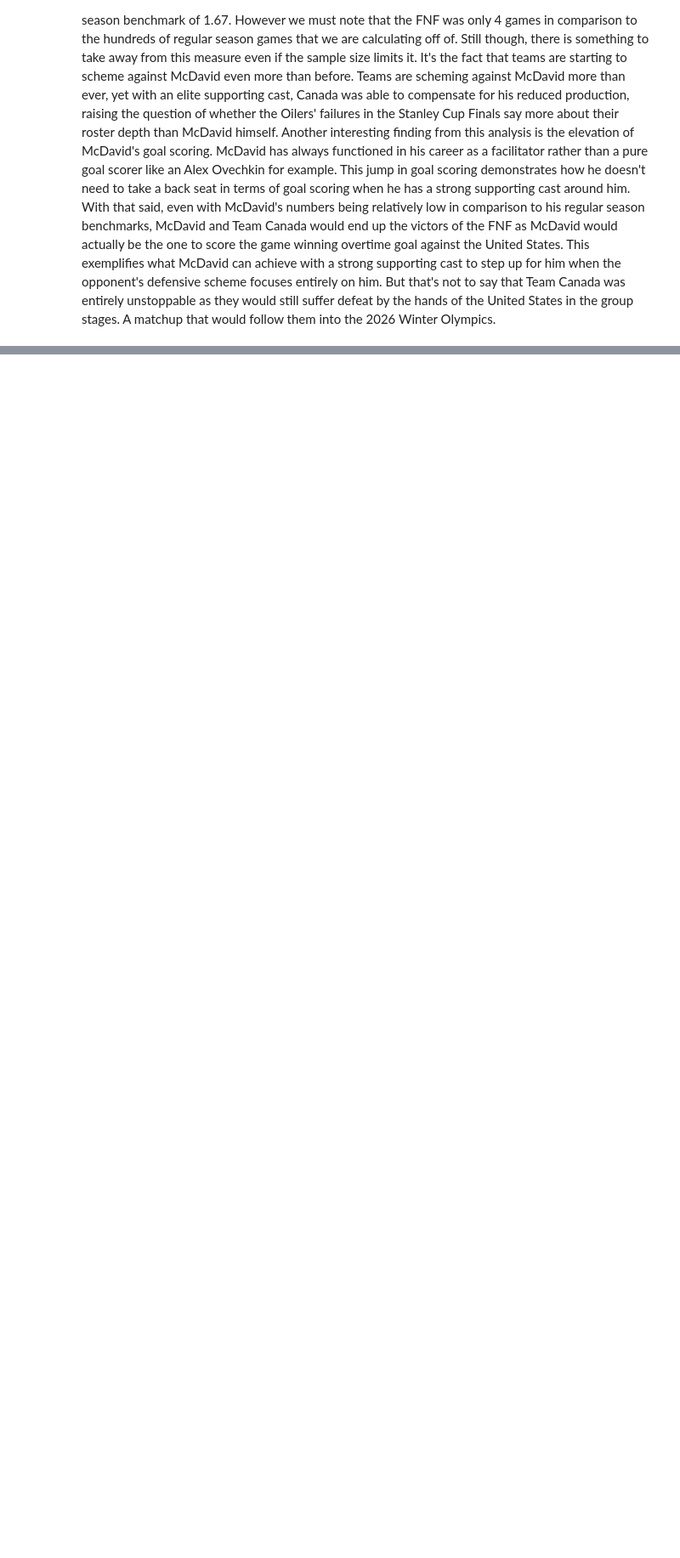
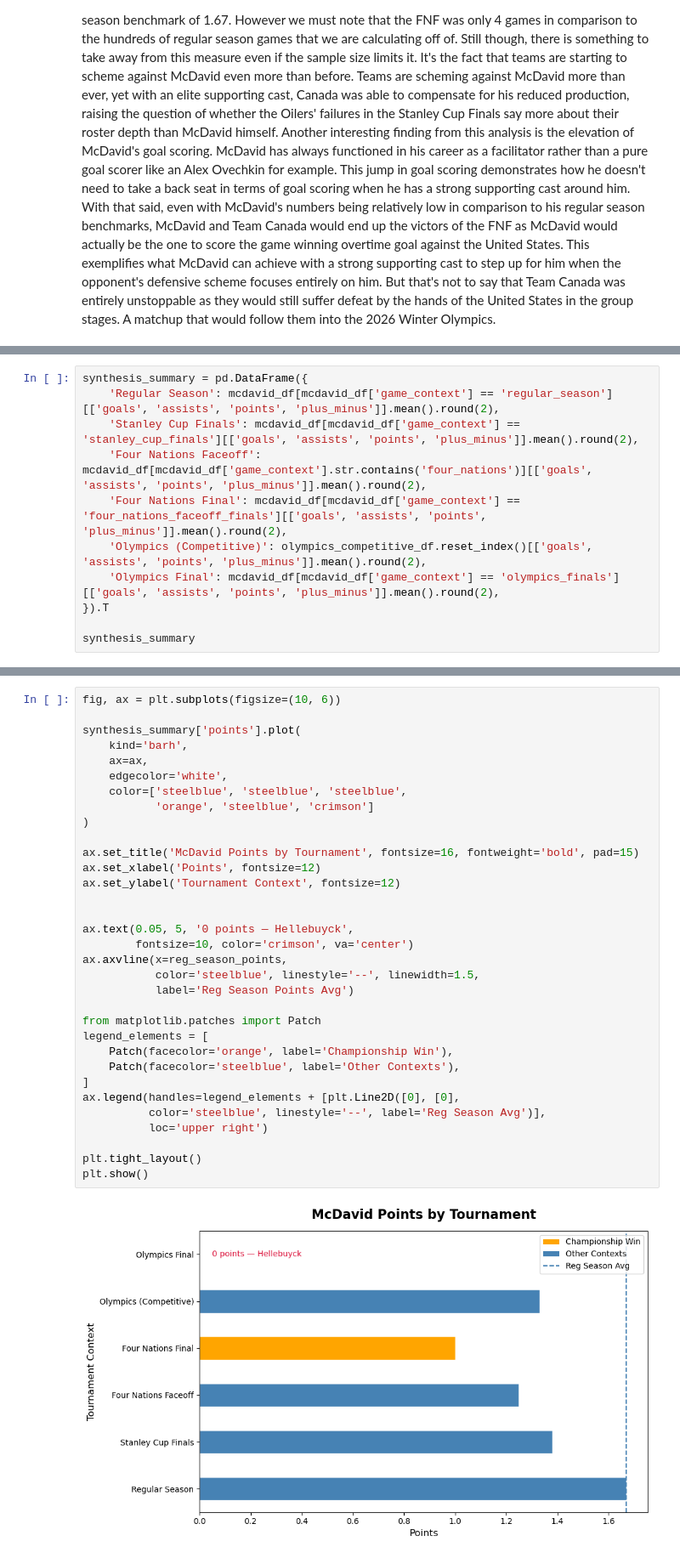
Before and after one commit to KylanHuynh7/Variance97, a Jupyter notebook: notebooks/01_data_loading_and_exploration.ipynb, the cells around one changed output, grey strips where cells are left out. Shown at 85% size. Saved outputs shown, nothing was run; the diff lists cells and outputs as text; blank space fills up the shorter version.

```diff
--- a/notebooks/01_data_loading_and_exploration.ipynb
+++ b/notebooks/01_data_loading_and_exploration.ipynb
@@ -403,0 +490,11 @@ Once again we utilized McDavid's regular season points average of 1.67 as a benc
+# %%
+synthesis_summary = pd.DataFrame({
+    'Regular Season': mcdavid_df[mcdavid_df['game_context'] == 'regular_season'][['goals', 'assists', 'points', 'plus_minus']].mean().round(2),
+    'Stanley Cup Finals': mcdavid_df[mcdavid_df['game_context'] == 'stanley_cup_finals'][['goals', 'assists', 'points', 'plus_minus']].mean().round(2),
+    'Four Nations Faceoff': mcdavid_df[mcdavid_df['game_context'].str.contains('four_nations')][['goals', 'assists', 'points', 'plus_minus']].mean().round(2),
+    'Four Nations Final': mcdavid_df[mcdavid_df['game_context'] == 'four_nations_faceoff_finals'][['goals', 'assists', 'points', 'plus_minus']].mean().round(2),
+    'Olympics (Competitive)': olympics_competitive_df.reset_index()[['goals', 'assists', 'points', 'plus_minus']].mean().round(2),
+    'Olympics Final': mcdavid_df[mcdavid_df['game_context'] == 'olympics_finals'][['goals', 'assists', 'points', 'plus_minus']].mean().round(2),
+}).T
+
+synthesis_summary
@@ -403,0 +517,35 @@ Once again we utilized McDavid's regular season points average of 1.67 as a benc
+# %%
+fig, ax = plt.subplots(figsize=(10, 6))
+
+synthesis_summary['points'].plot(
+    kind='barh',
+    ax=ax,
+    edgecolor='white',
+    color=['steelblue', 'steelblue', 'steelblue',
+           'orange', 'steelblue', 'crimson']
+)
+
+ax.set_title('McDavid Points by Tournament', fontsize=16, fontweight='bold', pad=15)
+ax.set_xlabel('Points', fontsize=12)
+ax.set_ylabel('Tournament Context', fontsize=12)
+
+
+ax.text(0.05, 5, '0 points — Hellebuyck',
+        fontsize=10, color='crimson', va='center')
+ax.axvline(x=reg_season_points,
+           color='steelblue', linestyle='--', linewidth=1.5,
+           label='Reg Season Points Avg')
+
+from matplotlib.patches import Patch
+legend_elements = [
+    Patch(facecolor='orange', label='Championship Win'),
+    Patch(facecolor='steelblue', label='Other Contexts'),
+]
+ax.legend(handles=legend_elements + [plt.Line2D([0], [0],
+          color='steelblue', linestyle='--', label='Reg Season Avg')],
+          loc='upper right')
+
+plt.tight_layout()
+plt.show()
+# %% [output]
+[figure, added]
```
Also changed, not shown: parts of 9 cells of this notebook.
